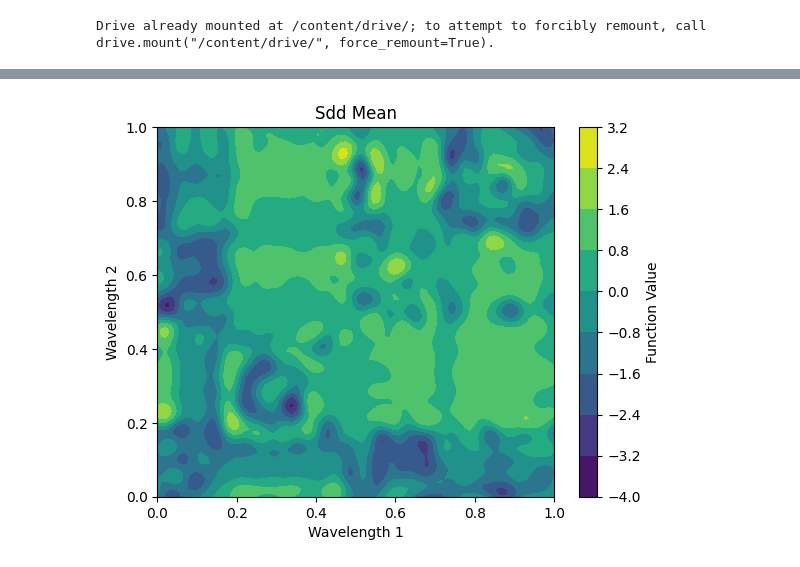
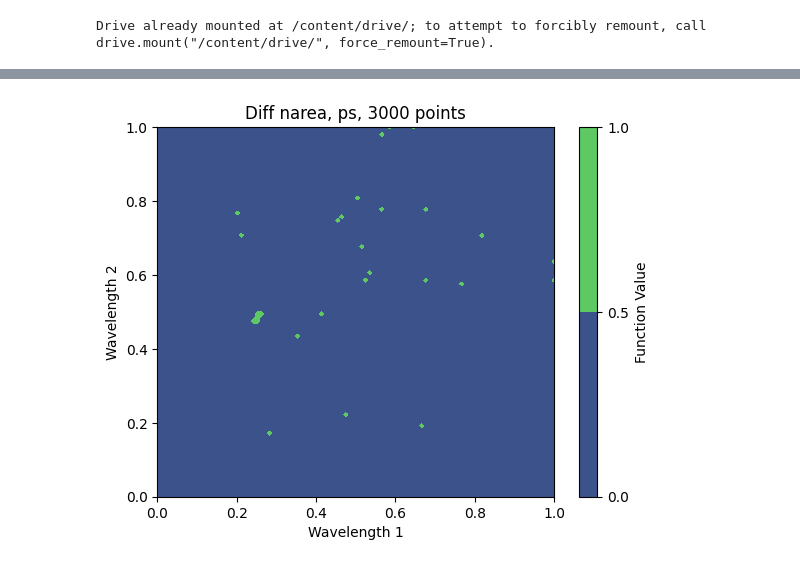
Before and after one commit to stair-lab/bo4ag, a Jupyter notebook: Transfer_Coh2.ipynb, the cells around one changed output, grey strips where cells are left out. Cells and saved outputs as stored; diff of their text form; code cells hidden in the pictures.

```diff
--- a/Transfer_Coh2.ipynb
+++ b/Transfer_Coh2.ipynb
@@ -148 +201,32 @@ Using SDD method (refer: https://anonymous.4open.science/r/sdd-gps-5486/sdd.ipyn
+# %%
+#check diff between task from exactMean solution
+temp = []
+for task in ["narea", "sla", "pn", "ps"]:
+  n=100
+  x1 = torch.linspace(0, 1, n)
+  x2 = torch.linspace(0, 1, n)
+  X1, X2 = torch.meshgrid(x1, x2)
+  X = torch.stack([X1.reshape((-1)),X2.reshape((-1))]).T
+  id = getTaskID(task)
+  id_vector = id * torch.ones((X.shape[0], 1))
+  inp = torch.cat([X, id_vector], dim=1)
+  temp.append(exactMean(inp))
+
+diff1 = "narea"
+diff2 = "ps"
+
+def diffWrapper(X):
+  id_vector1 = getTaskID(diff1) * torch.ones((X.shape[0], 1))
+  id_vector2 = getTaskID(diff2) * torch.ones((X.shape[0], 1))
+  inp1 = torch.cat([X, id_vector1], dim=1)
+  inp2 = torch.cat([X, id_vector2], dim=1)
+  out1 = exactMean(inp1)
+  out2 = exactMean(inp2)
+  diff = abs(out1 - out2) < 0.001
+  return diff
+# %%
+sum(abs(temp[0] - temp[1]) < 0.01), len(temp[0])
+surfacePlot(diffWrapper, title=f"Diff {diff1}, {diff2}, {len(x_train)} points", n=100)
+# %% [output]
+[figure, added]
 # %%
@@ -185,4 +267,0 @@ def sddMean(x_pred):
-# %%
-surfacePlot(sddMean, title="Sdd Mean", n=100)
-# %% [output]
-[figure, removed]
```
Also changed, not shown: parts of 22 cells of this notebook.
